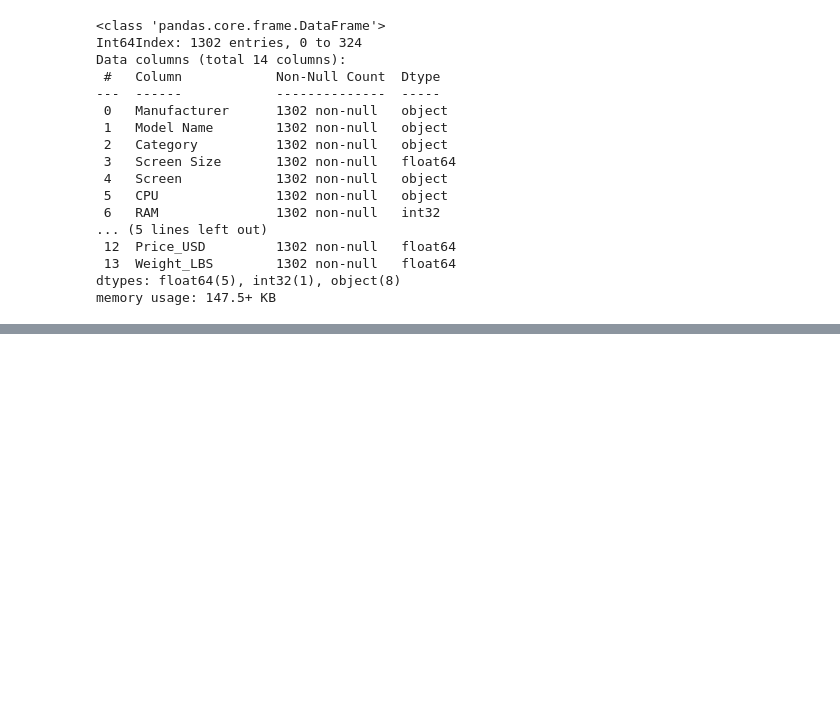
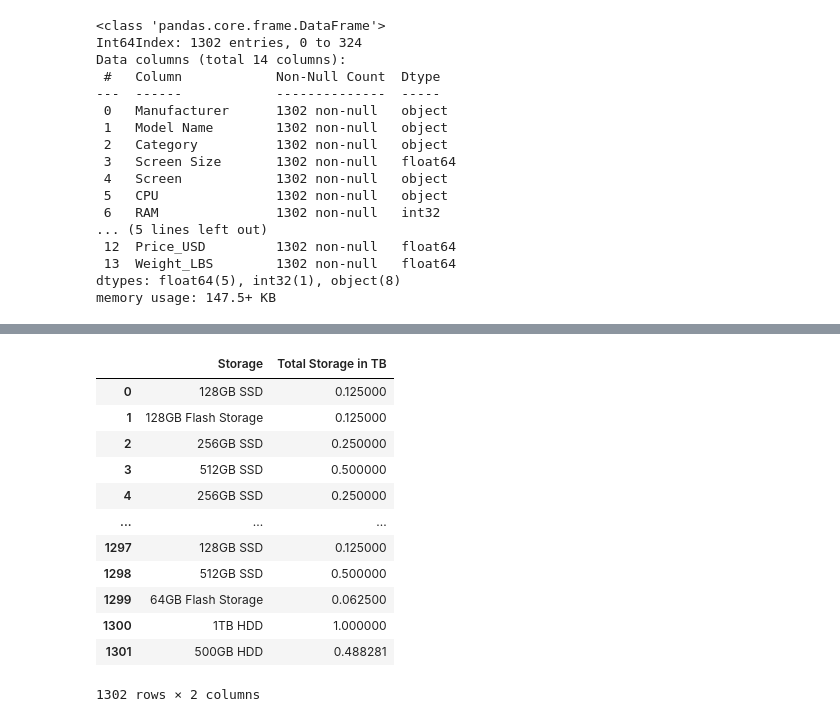
Before and after one commit to jlh28145/Laptop-Price-Regression, a Jupyter notebook: Laptop Price Regression.ipynb, the cells around one changed output, grey strips where cells are left out. Cells and saved outputs as stored; diff of their text form; code cells hidden in the pictures; blank space fills up the shorter version.

```diff
--- a/Laptop Price Regression.ipynb
+++ b/Laptop Price Regression.ipynb
@@ -720,0 +1085,9 @@ memory usage: 147.5+ KB
+# %%
+col_1 = []
+for val in storage_df[1]:
+    if 'GB' in val:
+        col_1.append(int(re.findall(r'\d+',val)[0])*(1024*1024*1024))
+    elif 'TB' in val:
+        col_1.append(int(re.findall(r'\d+',val)[0])*(1024*1024*1024*1024))
+    else:
+        print('Nothing')
@@ -720,0 +1096,22 @@ memory usage: 147.5+ KB
+# %%
+res_list = [col_0[i] + col_1[i] for i in range(len(col_0))]
+# %%
+total_storage_list = [x/(1024*1024*1024*1024) for x in res_list]
+# %%
+df['Total Storage in TB'] = total_storage_list
+# %%
+df[['Storage','Total Storage in TB']]
+# %% [output]
+|  | Storage | Total Storage in TB |
+| 0 | 128GB SSD | 0.125000 |
+| 1 | 128GB Flash Storage | 0.125000 |
+| 2 | 256GB SSD | 0.250000 |
+| 3 | 512GB SSD | 0.500000 |
+| 4 | 256GB SSD | 0.250000 |
+| ... | ... | ... |
+| 1297 | 128GB SSD | 0.125000 |
+| 1298 | 512GB SSD | 0.500000 |
+| 1299 | 64GB Flash Storage | 0.062500 |
+| 1300 | 1TB HDD | 1.000000 |
+| 1301 | 500GB HDD | 0.488281 |
+1302 rows × 2 columns
```
Also changed, not shown: parts of 43 cells of this notebook, 1 other file.
